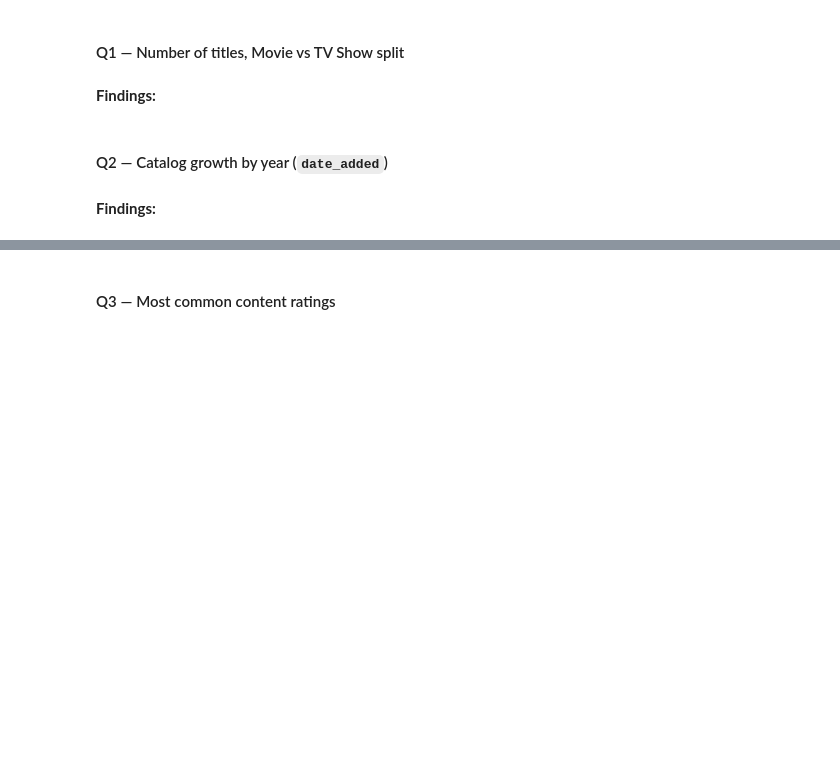
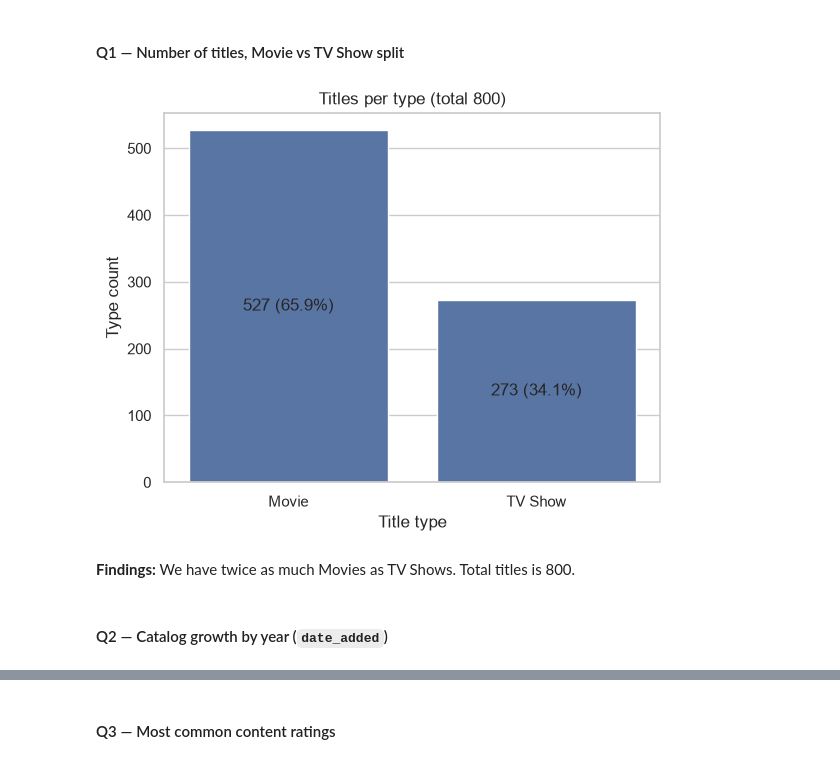
Before and after one commit to sysakm/movie_analytics_da_2026, a Jupyter notebook: starter_notebook.ipynb, the cells around one changed output, grey strips where cells are left out. Saved outputs shown, nothing was run; the diff lists cells and outputs as text; code cells hidden in the pictures; blank space fills up the shorter version.

```diff
--- a/starter_notebook.ipynb
+++ b/starter_notebook.ipynb
@@ -1218,4 +1217,21 @@ Answer each question with code + chart + a written finding.
-# %% [markdown]
-**Findings:**
+# %%
+# Your code here
+sns.countplot(titles, x='type')
+for type_, gr in titles.groupby('type'):
+    plt.text(type_, len(gr)/2, f'{len(gr)} ({len(gr)/len(titles):.1%})', ha='center', va='center')
+plt.title(f'Titles per type (total {len(titles)})')
+plt.xlabel('Title type')
+plt.ylabel('Type count')
+plt.savefig(
+    "pictures/q1.png",
+    dpi=300,
+    bbox_inches="tight",
+    transparent=False
+)
+plt.show()
+# %% [output]
+[figure, added]
+# %% [markdown]
+**Findings:** We have twice as much Movies as TV Shows. Total titles is 800.
 # %% [markdown]
 #### Q2 — Catalog growth by year (`date_added`)
@@ -1224,2 +1237,0 @@ Answer each question with code + chart + a written finding.
-# %% [markdown]
-**Findings:**
```
Also changed, not shown: parts of 51 cells of this notebook, 7 other files.
